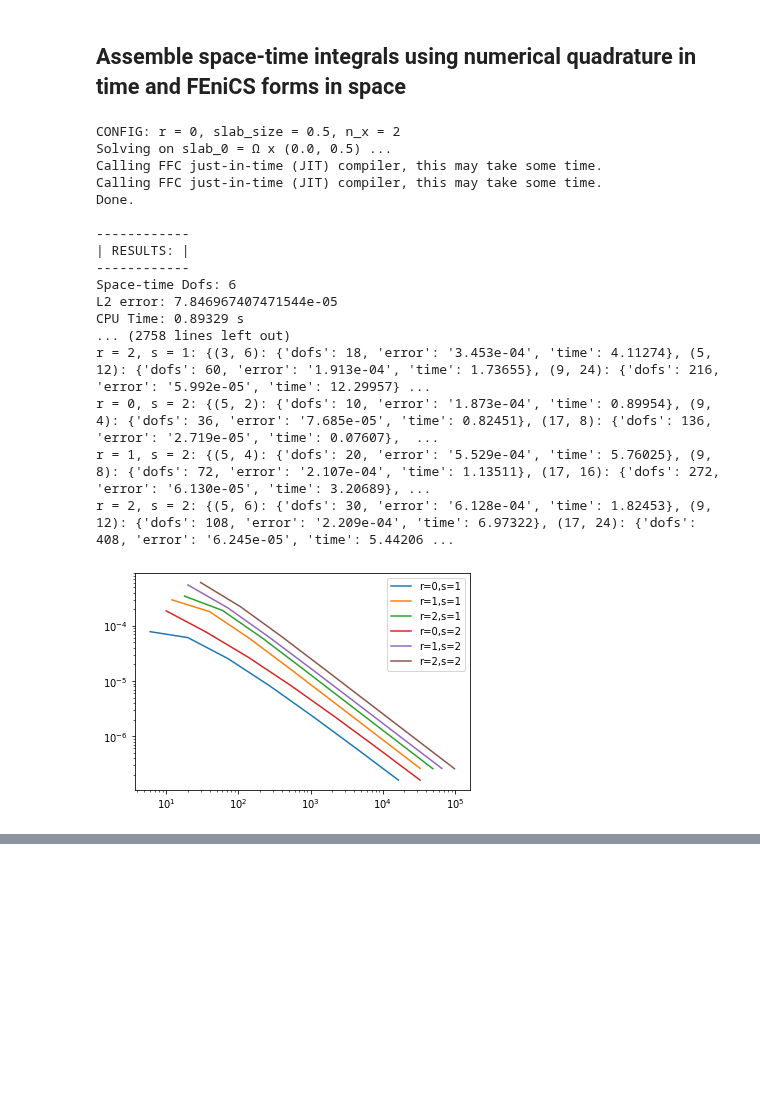
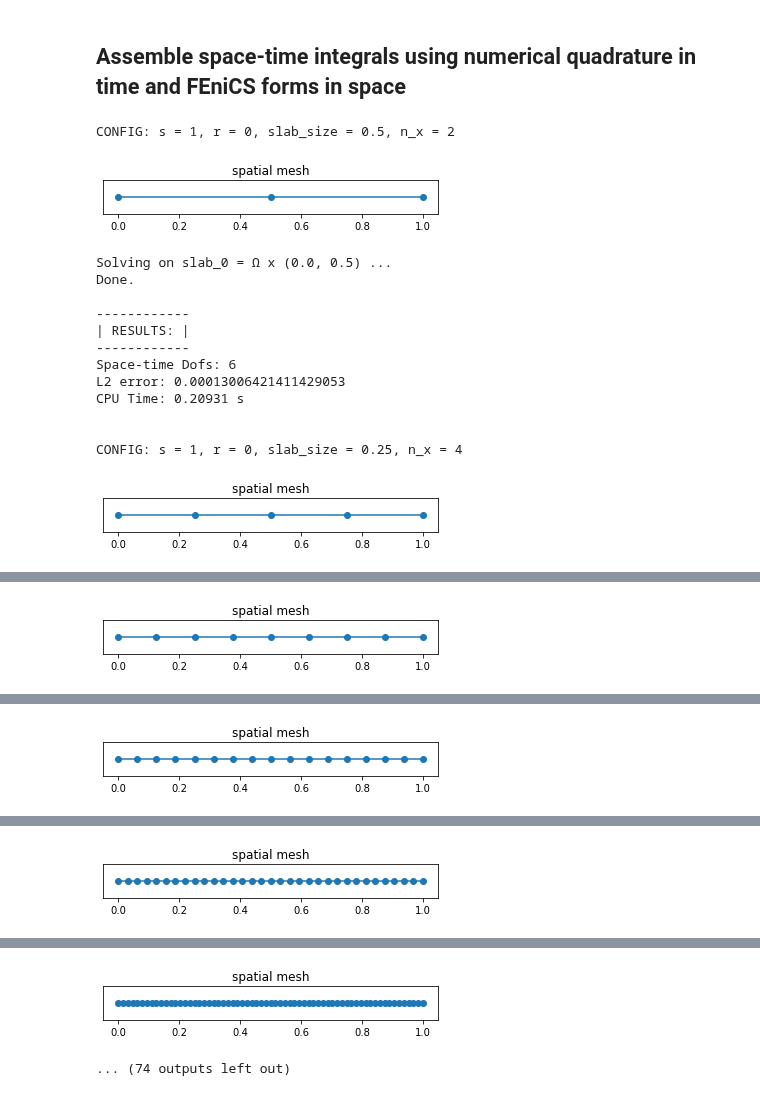
Before and after one commit to mathmerizing/PhD_SupplementaryMaterial, a Jupyter notebook: Space_Time_FEM/Tensor_Product_Space_Time/FEniCS/FEniCS_TensorProductSpaceTime_Heat.ipynb, the cells around one changed output, grey strips where cells are left out. Drawn from its saved outputs; the diff is of its cells as text; code cells hidden in the pictures; blank space fills up the shorter version.

Commit message:
Fixed bug in Tensor product space-time heat in FEniCS

```diff
--- a/Space_Time_FEM/Tensor_Product_Space_Time/FEniCS/FEniCS_TensorProductSpaceTime_Heat.ipynb
+++ b/Space_Time_FEM/Tensor_Product_Space_Time/FEniCS/FEniCS_TensorProductSpaceTime_Heat.ipynb
@@ -193,7 +213,7 @@ for s in [1, 2]: # polynomial degree in space
 
             # start simulation
             cpu_start_time = time.time()
-            print(f"CONFIG: r = {r}, slab_size = {slab_size}, n_x = {n_x}")
+            print(f"CONFIG: s = {s}, r = {r}, slab_size = {slab_size}, n_x = {n_x}")
 
             slabs = [(start_time, start_time+slab_size)]
             while slabs[-1][1] < end_time - 1e-8:
@@ -201,6 +221,8 @@ for s in [1, 2]: # polynomial degree in space
 
             # get spatial function space
             space_mesh = IntervalMesh(n_x, 0., 1.) # \Omega = (0,1)
+            plot(space_mesh, title="spatial mesh")
+            plt.show()
             Vh = FunctionSpace(space_mesh, 'CG', s) # spatial function space for a single time point
             uh = Function(Vh)
             phih = TestFunction(Vh)
@@ -237,8 +259,10 @@ for s in [1, 2]: # polynomial degree in space
                 Phi = TestFunctions(V)
 
                 # start with "empty" space-time variational form
-                F = Constant(0.)*Phi[0]*dx
+                F = Constant(0.)*U[0]*Phi[0]*dx
                 rhs_force = Expression('sin(pi*x[0])*exp(-0.5*t)*(0.5+pow(pi,2)+(pow(pi,2)-0.5)*t)', degree=4, pi=np.pi, t=0.)
+
+                #time_matrix = np.zeros((Time.n_dofs, Time.n_dofs))
 
                 # volume integrals
                 for time_element in Time.mesh:
@@ -246,7 +270,18 @@ for s in [1, 2]: # polynomial degree in space
                         for j in Time.local_dofs[time_element]:
                             for (t_q, w_q) in Time.quadrature[time_element]:
                                 F += Constant(w_q * Time.dt_phi[j](t_q) * Time.phi[i](t_q)) * replace(mass_form, {uh: U[j], phih: Phi[i]})
-                                F += Constant(w_q * Time.phi[j](t_q) * Time.phi[i](t_q)) * replace(laplace_form, {uh: U[j], phih: Phi[i]})
+                                F += Constant(w_q * Time.phi[j](t_q) * Time.phi[i](t_q)) * inner(grad(U[j]), grad(Phi[i]))*dx #replace(laplace_form, {uh: U[j], phih: Phi[i]})
+                                #time_matrix[i,j] += w_q * Time.dt_phi[j](t_q) * Time.phi[i](t_q)
+                #print("assemble(F).array() =", assemble(F).array())
+                #print("assemble(inner(grad(U[0]), grad(Phi[0]))*dx).array() =\n", assemble(inner(grad(U[0]), grad(Phi[0]))*dx).array())
+
+                #dU = TrialFunction(V)
+
+                # Gateaux derivative of F w.r.t. to U in direction of dU
+                #J = derivative(F, U, dU)
+                #print(assemble(J).array())
+                #print("time_matrix =\n", time_matrix)
+                #input("Continue (first)?")
 
                 # RHS integral
                 for n, time_element in enumerate(Time.mesh):
@@ -258,7 +293,9 @@ for s in [1, 2]: # polynomial degree in space
                         for (t_q, w_q) in Time.quadrature_fine[time_element]:
                             # forcing function
                             rhs_force.t = t_q
-                            F -= Constant(w_q * Time.phi[i](t_q)) * rhs_force * Phi[i] * dx
+                            #F -= Constant(w_q * Time.phi[i](t_q)) * rhs_force * Phi[i] * dx
+                            # for debugging:
+                            F -= Constant(w_q * Time.phi[i](t_q)) * Expression('sin(pi*x[0])*exp(-0.5*t)*(0.5+pow(pi,2)+(pow(pi,2)-0.5)*t)', degree=4, pi=np.pi, t=t_q) * Phi[i] * dx
 
 
                 # jump terms (NOTE: For Gauss-Lobatto dG basis, we can hard code the values for the jump term)
@@ -267,7 +304,8 @@ for s in [1, 2]: # polynomial degree in space
                     for i in Time.local_dofs[time_element]:
                         for j in Time.local_dofs[time_element]:
                             F += Constant(Time.phi[j](time_element[0]+Time.epsilon) * Time.phi[i](time_element[0]+Time.epsilon)) * replace(mass_form, {uh: U[j], phih: Phi[i]})
-
+                            #time_matrix[i,j] += Time.lim_plus(Time.phi[j], time_element[0]) * Time.lim_plus(Time.phi[i], time_element[0])
+                            #Time.phi[j](time_element[0]+Time.epsilon) * Time.phi[i](time_element[0]+Time.epsilon)
 
                     # b) u_{m-1}^- * φ_m^+
                     if n > 0:
@@ -275,6 +313,7 @@ for s in [1, 2]: # polynomial degree in space
                         for i in Time.local_dofs[time_element]:
                             for j in Time.local_dofs[prev_time_element]:
                                 F += Constant((-1.) * Time.phi[j](prev_time_element[1]-Time.epsilon) * Time.phi[i](time_element[0]+Time.epsilon)) * replace(mass_form, {uh: U[j], phih: Phi[i]})
+                                #time_matrix[i,j] += (-1.) * Time.phi[j](prev_time_element[1]-Time.epsilon) * Time.lim_plus(Time.phi[i], time_element[0])  #Time.phi[i](time_element[0]+Time.epsilon)
 
                 # define time dependent Dirichelt boundary conditions
                 bcs = []
@@ -285,6 +324,14 @@ for s in [1, 2]: # polynomial degree in space
                     else:
                         # for dG(0) with 1 temporal element Vh = V
                         raise NotImplementedError("Make sure that Time.n_dofs > 1, because otherwise V.sub(i) doesn't work")
+
+                dU = TrialFunction(V)
+
+                # Gateaux derivative of F w.r.t. to U in direction of dU
+                J = derivative(F, U, dU)
+                #print(assemble(J).array())
+                #print("time_matrix =\n", time_matrix)
+                #input("Continue?")
 
                 # solve problem
                 solve(F == 0, U, bcs) #, tol=5e-6, M=Expression("exp(x[0])", degree=2)*U[0]*dx) # TODO: adapt to adaptive mesh refinement
@@ -307,7 +354,7 @@ for s in [1, 2]: # polynomial degree in space
                 for time_element in Time.mesh:
                     for (t_q, w_q) in Time.quadrature_fine[time_element]:
                         u_q_FEM = Time.get_solution_at_time(t_q, Vh)
-                        u_analytical.t = slab[1]
+                        u_analytical.t = t_q
                         u_q_analytical = interpolate(u_analytical, Vh)
                         L2_error += w_q * assemble((u_q_analytical-u_q_FEM)**2*dx)
 
@@ -317,48 +364,45 @@ for s in [1, 2]: # polynomial degree in space
             print("| RESULTS: |")
             print("------------")
             print(f"Space-time Dofs: {total_n_dofs}")
             print("L2 error:", L2_error)
             cpu_time = round(time.time() - cpu_start_time, 5)
             print(f"CPU Time: {cpu_time} s \n\n")
             convergence_table[r, s][Vh.dim(), total_time_n_dofs] = {"dofs": total_n_dofs, "error": f"{L2_error:.3e}", "time": cpu_time}
 
 print(f"\n\nTime for creating convergence table: {round(time.time() - conv_table_start_time, 5)} s")
 print("Convergence table:")
 for (r, s) in convergence_table.keys():
     #x_index, y_index = set(), set()
     #for (x_ind, y_ind) in convergence_table[r, s].keys():
     #    x_index.add(x_ind)
     #    y_index.add(y_ind)
     #data = {y_ind : [convergence_table[r, s][x_ind, y_ind]["error"] for x_ind in sorted(list(x_index))] for y_ind in sorted(list(y_index))}
     #df = pd.DataFrame(data, index=sorted(list(x_index)))
     #print(df)
     print(f"r = {r}, s = {s}:", convergence_table[r, s])
     X = []
     Y = []
     for val in convergence_table[r, s].values():
         X.append(val["dofs"])
         Y.append(float(val["error"]))
     plt.plot(X, Y, label=f"r={r},s={s}")
 plt.xscale("log")
 plt.yscale("log")
 plt.legend()
 plt.show()
 # %% [output]
-CONFIG: r = 0, slab_size = 0.5, n_x = 2
-Solving on slab_0 = Ω x (0.0, 0.5) ...
-Calling FFC just-in-time (JIT) compiler, this may take some time.
-Calling FFC just-in-time (JIT) compiler, this may take some time.
-Done.
-
-------------
-| RESULTS: |
-------------
-Space-time Dofs: 6
-L2 error: 7.846967407471544e-05
-CPU Time: 0.89329 s
-... (2758 lines left out)
-r = 2, s = 1: {(3, 6): {'dofs': 18, 'error': '3.453e-04', 'time': 4.11274}, (5, 12): {'dofs': 60, 'error': '1.913e-04', 'time': 1.73655}, (9, 24): {'dofs': 216, 'error': '5.992e-05', 'time': 12.29957} ...
-r = 0, s = 2: {(5, 2): {'dofs': 10, 'error': '1.873e-04', 'time': 0.89954}, (9, 4): {'dofs': 36, 'error': '7.685e-05', 'time': 0.82451}, (17, 8): {'dofs': 136, 'error': '2.719e-05', 'time': 0.07607},  ...
-r = 1, s = 2: {(5, 4): {'dofs': 20, 'error': '5.529e-04', 'time': 5.76025}, (9, 8): {'dofs': 72, 'error': '2.107e-04', 'time': 1.13511}, (17, 16): {'dofs': 272, 'error': '6.130e-05', 'time': 3.20689}, ...
-r = 2, s = 2: {(5, 6): {'dofs': 30, 'error': '6.128e-04', 'time': 1.82453}, (9, 12): {'dofs': 108, 'error': '2.209e-04', 'time': 6.97322}, (17, 24): {'dofs': 408, 'error': '6.245e-05', 'time': 5.44206 ...
+CONFIG: s = 1, r = 0, slab_size = 0.5, n_x = 2
-[figure, old version]
+[figure, new version]
+Solving on slab_0 = Ω x (0.0, 0.5) ...
+Done.
+
+------------
+| RESULTS: |
+------------
+Space-time Dofs: 6
+L2 error: 0.00013006421411429053
+CPU Time: 0.20931 s
+
+
+CONFIG: s = 1, r = 0, slab_size = 0.25, n_x = 4
+[figure, added]
@@ -364,0 +424 @@ r = 2, s = 2: {(5, 6): {'dofs': 30, 'error': '6.128e-04', 'time': 1.82453}, (9,
+[figure, added]
@@ -364,0 +442 @@ r = 2, s = 2: {(5, 6): {'dofs': 30, 'error': '6.128e-04', 'time': 1.82453}, (9,
+[figure, added]
@@ -364,0 +460 @@ r = 2, s = 2: {(5, 6): {'dofs': 30, 'error': '6.128e-04', 'time': 1.82453}, (9,
+[figure, added]
@@ -365,3 +478,5 @@ r = 2, s = 2: {(5, 6): {'dofs': 30, 'error': '6.128e-04', 'time': 1.82453}, (9,
+[figure, added]
+... (74 outputs left out)
 # %%
 # TODO: use this later for adaptive mesh refinement
 plt.rcParams["figure.figsize"] = [15,15]
```
Also changed, not shown: parts of 5 cells of this notebook.
